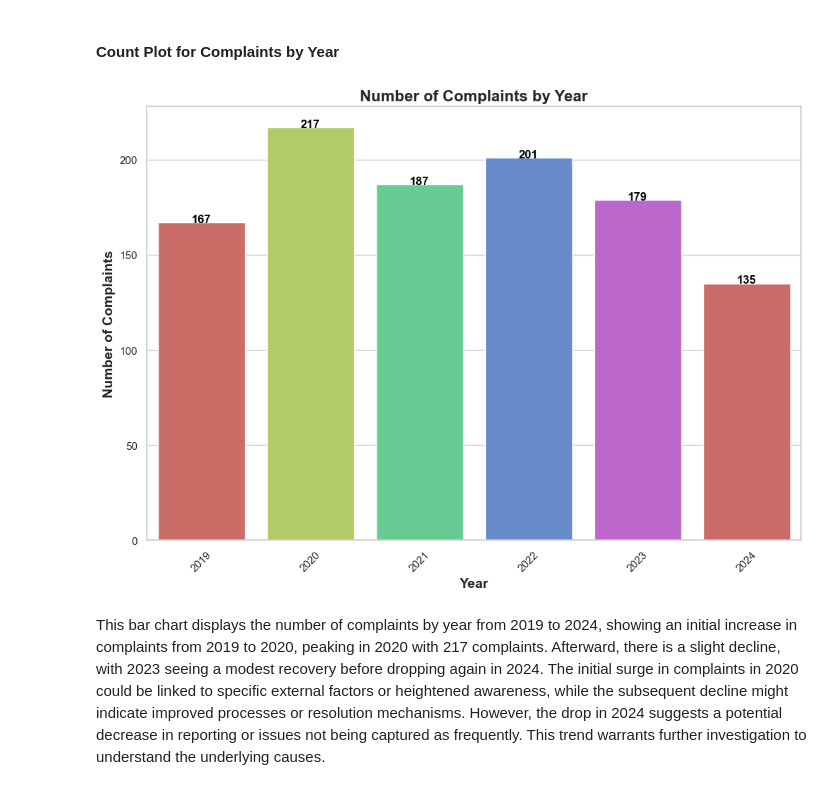
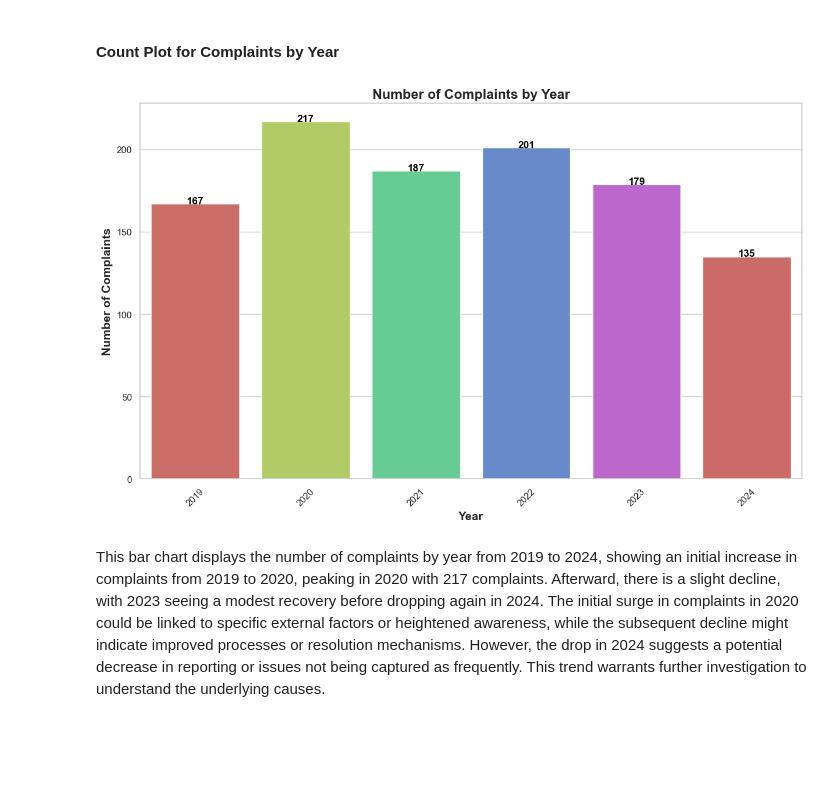
Before and after one commit to Dor-J/FreedomOfInformationComplaintsEDA, a Jupyter notebook: src/foi_complaints_eda.ipynb, the cells around one changed output. Saved outputs shown, nothing was run; the diff lists cells and outputs as text; code cells hidden in the pictures; blank space fills up the shorter version.

```diff
--- a/src/foi_complaints_eda.ipynb
+++ b/src/foi_complaints_eda.ipynb
@@ -857,34 +863,34 @@ CSV file has been saved successfully.
 # %%
 # Plot Complaints by Year
 
 # Set the style to a professional and clean design
 sns.set(style="whitegrid")
 
 # Create the figure and axis objects
-plt.figure(figsize=(12, 8))
+plt.figure(figsize=(14, 8))
 
 # Plot the data using a countplot
 ax = sns.countplot(x='Complaint Receipt Year', hue='Complaint Receipt Year', data=df_combined, palette='hls', legend=False)
 
 # Add title and labels with professional formatting
 plt.title('Number of Complaints by Year', fontsize=16, fontweight='bold')
 plt.xlabel('Year', fontsize=14)
 plt.ylabel('Number of Complaints', fontsize=14)
 
 # Rotate the x-ticks for better readability
 plt.xticks(rotation=45)
 
 # Add the exact value on top of each bar
 for p in ax.patches:
     ax.annotate(f'{int(p.get_height())}',
                 (p.get_x() + p.get_width() / 2., p.get_height()),
                 ha='center', va='baseline',
                 fontsize=12, color='black', fontweight='bold')
 
 # Show the plot
 plt.show()
 # %% [output]
-[figure, old version]
+[figure, new version]
 # %% [markdown]
 This bar chart displays the number of complaints by year from 2019 to 2024, showing an initial increase in complaints from 2019 to 2020, peaking in 2020 with 217 complaints. Afterward, there is a slight decline, with 2023 seeing a modest recovery before dropping again in 2024. The initial surge in complaints in 2020 could be linked to specific external factors or heightened awareness, while the subsequent decline might indicate improved processes or resolution mechanisms. However, the drop in 2024 suggests a potential decrease in reporting or issues not being captured as frequently. This trend warrants further investigation to understand the underlying causes.
 # %% [markdown]
```
Also changed, not shown: parts of 20 cells of this notebook.
